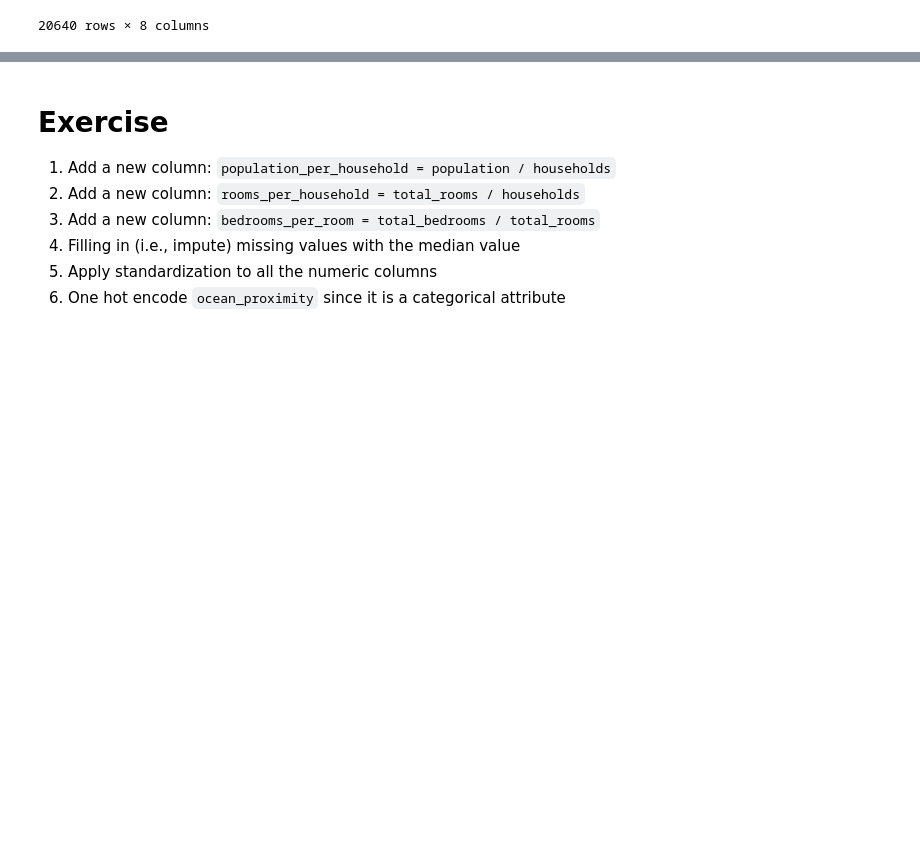
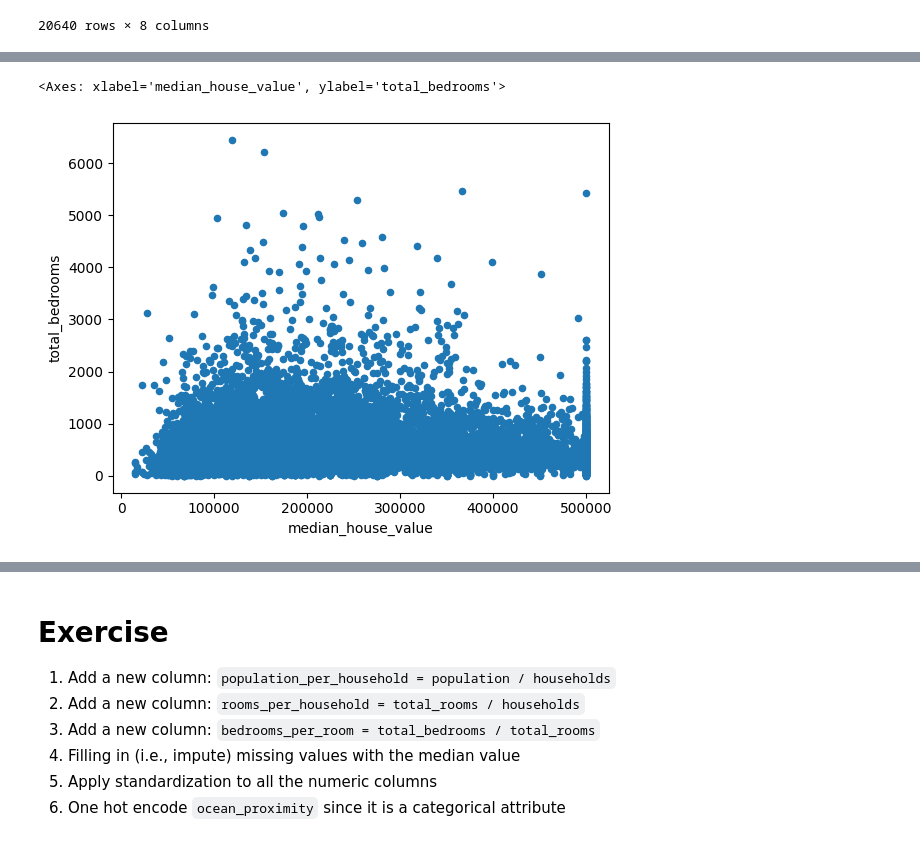
Before and after one commit to w4bo/AA2425-unibo-mldm, a Jupyter notebook: slides/lab-04-housing.ipynb, the cells around one changed output, grey strips where cells are left out. Saved outputs shown, nothing was run; the diff lists cells and outputs as text; code cells hidden in the pictures; blank space fills up the shorter version.

```diff
--- a/slides/lab-04-housing.ipynb
+++ b/slides/lab-04-housing.ipynb
@@ -207,0 +232,6 @@ normalized_df
+# %%
+fig, ax = plt.subplots(nrows=1, ncols=1)
+df.plot.scatter(x='median_house_value', y='total_bedrooms', ax=ax)
+# %% [output]
+<Axes: xlabel='median_house_value', ylabel='total_bedrooms'>
+[figure, added]
```
Also changed, not shown: parts of 6 cells of this notebook.
